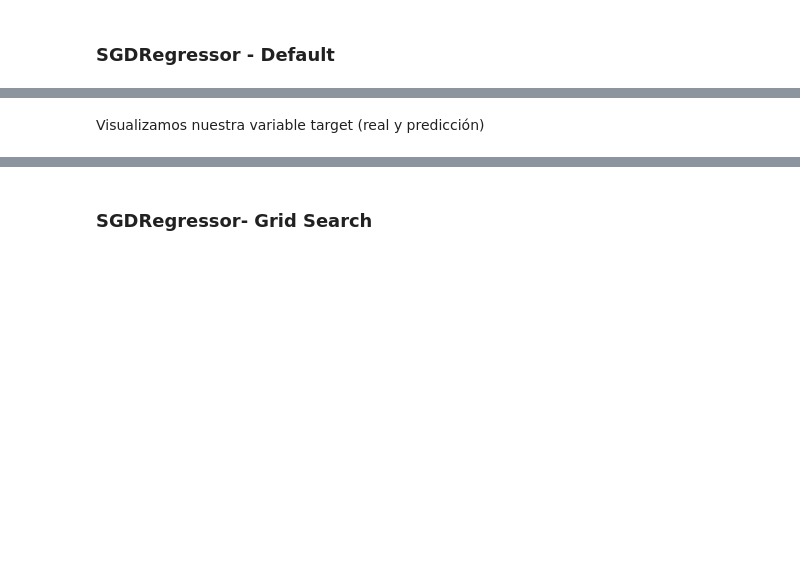
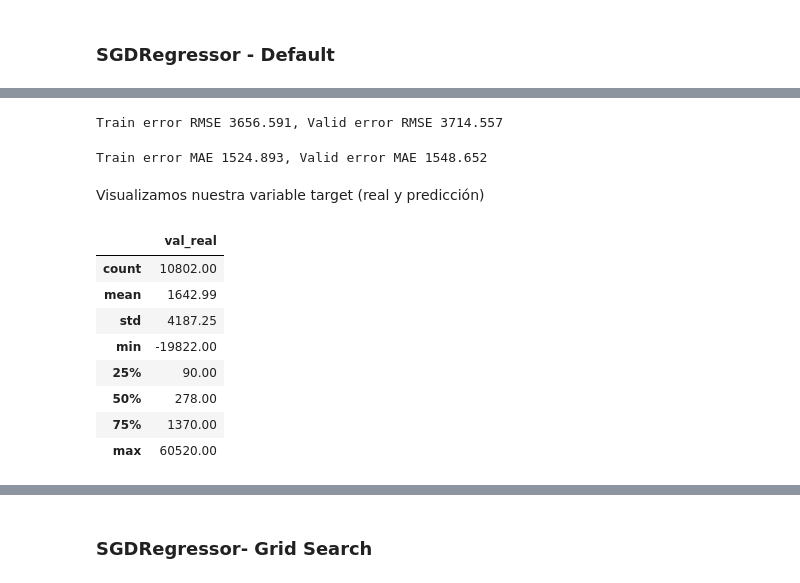
Before and after one commit to JIBarrionuevoGaltier/DiploDatos_2021_Mentoria_Grupo_2, a Jupyter notebook: notebooks_tp4/trabajo_practico_4_grupo2.ipynb, the cells around one changed output, grey strips where cells are left out. Drawn from its saved outputs; the diff is of its cells as text; code cells hidden in the pictures; blank space fills up the shorter version.

```diff
--- a/notebooks_tp4/trabajo_practico_4_grupo2.ipynb
+++ b/notebooks_tp4/trabajo_practico_4_grupo2.ipynb
@@ -447,0 +476,13 @@ sgd.fit(X_train_r, y_train_r.ravel())
+# %%
+# Preproceso 1 para SGDRegressor - Default, RMSE 3395.724
+df = df_encode.copy()
+scaler = MinMaxScaler()
+ft_selector = LinearSVR(random_state=0)
+model_ = SGDRegressor(random_state=0, shuffle=False)
+# %%
+# Features and target
+X = df.drop([ordinal_ft, target], axis=1)
+y = df[target]
+# %%
+# Train and validation
+X_train, X_val, y_train, y_val = train_test_split(X, y, test_size=0.20, random_state=0, shuffle=True)
@@ -467,2 +540,16 @@ print(f'Train error RMSE {train_error_sgd.round(3)}, Valid error RMSE {val_error
+# %%
+# evaluate RMSE:
+train_error = np.sqrt(mean_squared_error(y_train, y_train_pred))
+val_error = np.sqrt(mean_squared_error(y_val, y_valid_pred))
+print(f'Train error RMSE {train_error.round(3)}, Valid error RMSE {val_error.round(3)}')
+# %% [output]
+Train error RMSE 3656.591, Valid error RMSE 3714.557
+# %%
+# evaluate MAE:
+train_error = mean_absolute_error(y_train, y_train_pred)
+val_error = mean_absolute_error(y_val, y_valid_pred)
+print(f'Train error MAE {train_error.round(3)}, Valid error MAE {val_error.round(3)}')
+# %% [output]
+Train error MAE 1524.893, Valid error MAE 1548.652
 # %% [markdown]
 Visualizamos nuestra variable target (real y predicción)
@@ -472,0 +556,12 @@ pd.DataFrame(y_scaler.inverse_transform(y_valid_pred_sgd.reshape(-1,1)), columns
+# %%
+pd.DataFrame(y_val.values.astype(int), columns=['val_real']).describe().round(2)
+# %% [output]
+|  | val_real |
+| count | 10802.00 |
+| mean | 1642.99 |
+| std | 4187.25 |
+| min | -19822.00 |
+| 25% | 90.00 |
+| 50% | 278.00 |
+| 75% | 1370.00 |
+| max | 60520.00 |
```
Also changed, not shown: parts of 256 cells of this notebook.
